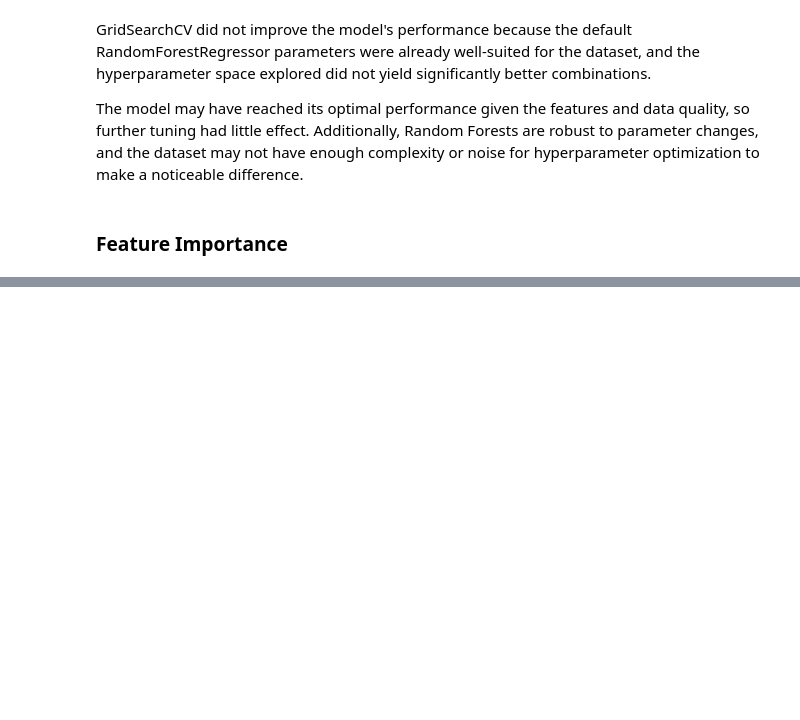
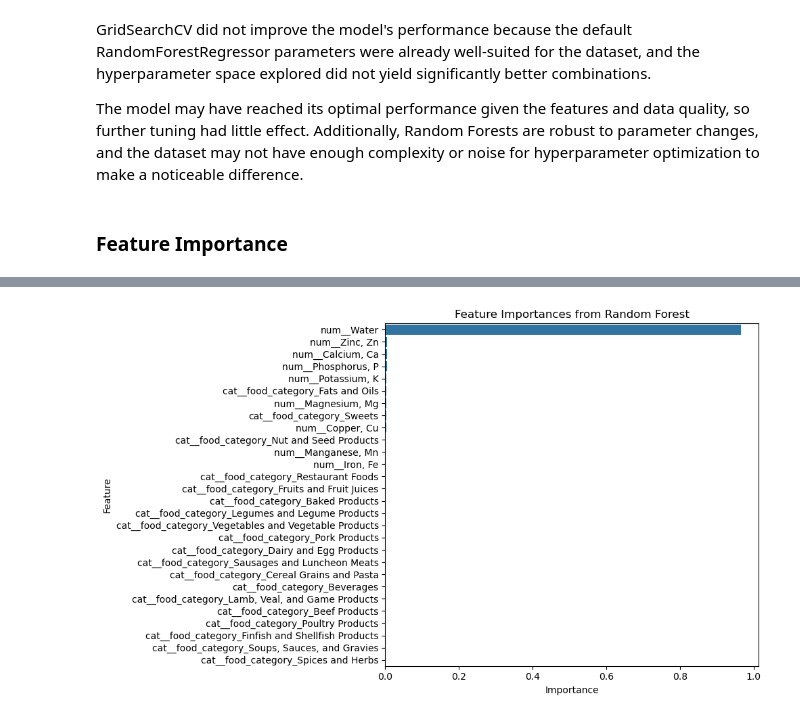
Before and after one commit to viniciusagsa/dsnd-project-01, a Jupyter notebook: data_analysis.ipynb, the cells around one changed output, grey strips where cells are left out. Saved outputs shown, nothing was run; the diff lists cells and outputs as text; code cells hidden in the pictures; blank space fills up the shorter version.

```diff
--- a/data_analysis.ipynb
+++ b/data_analysis.ipynb
@@ -603,0 +730,5 @@ The SHAP summary plots reveal the following insights regarding `calculated_energ
+# %%
+# Plot feature importances
+plot_feature_importance(pipeline_rf_mf, preprocessor.get_feature_names_out(), 'Random Forest')
+# %% [output]
+[figure, added]
```
Also changed, not shown: parts of 34 cells of this notebook.
